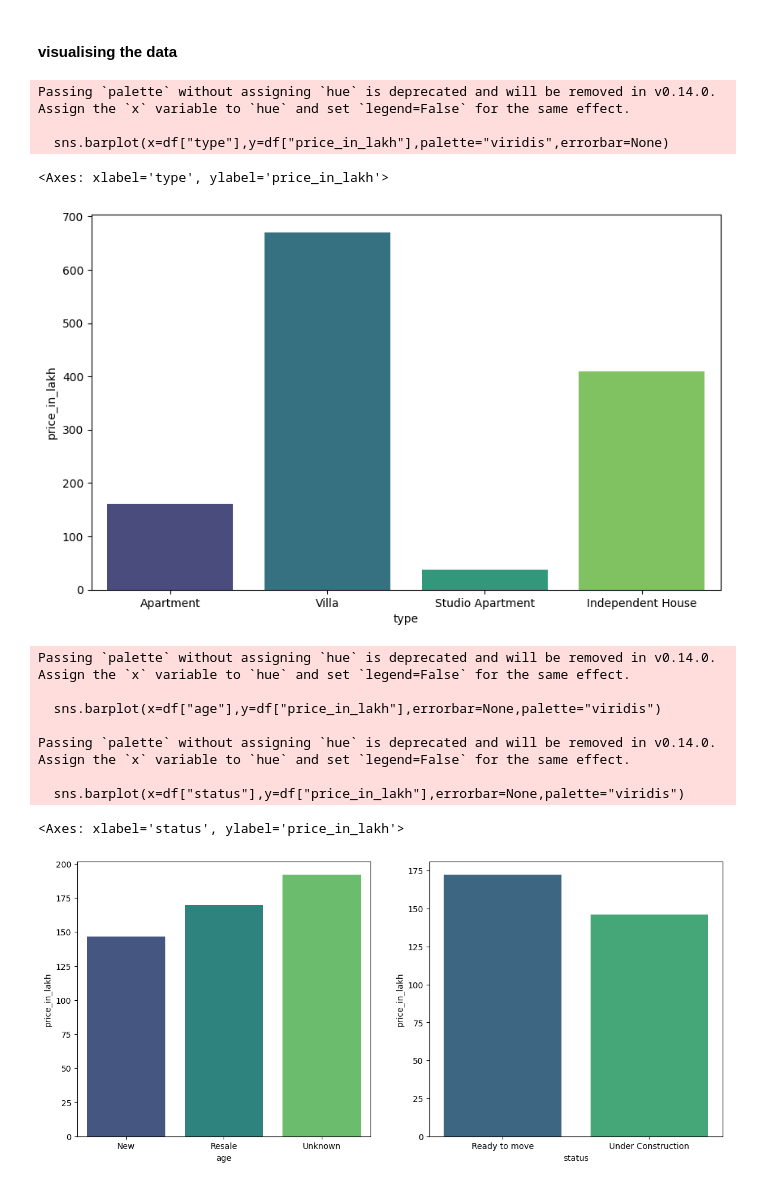
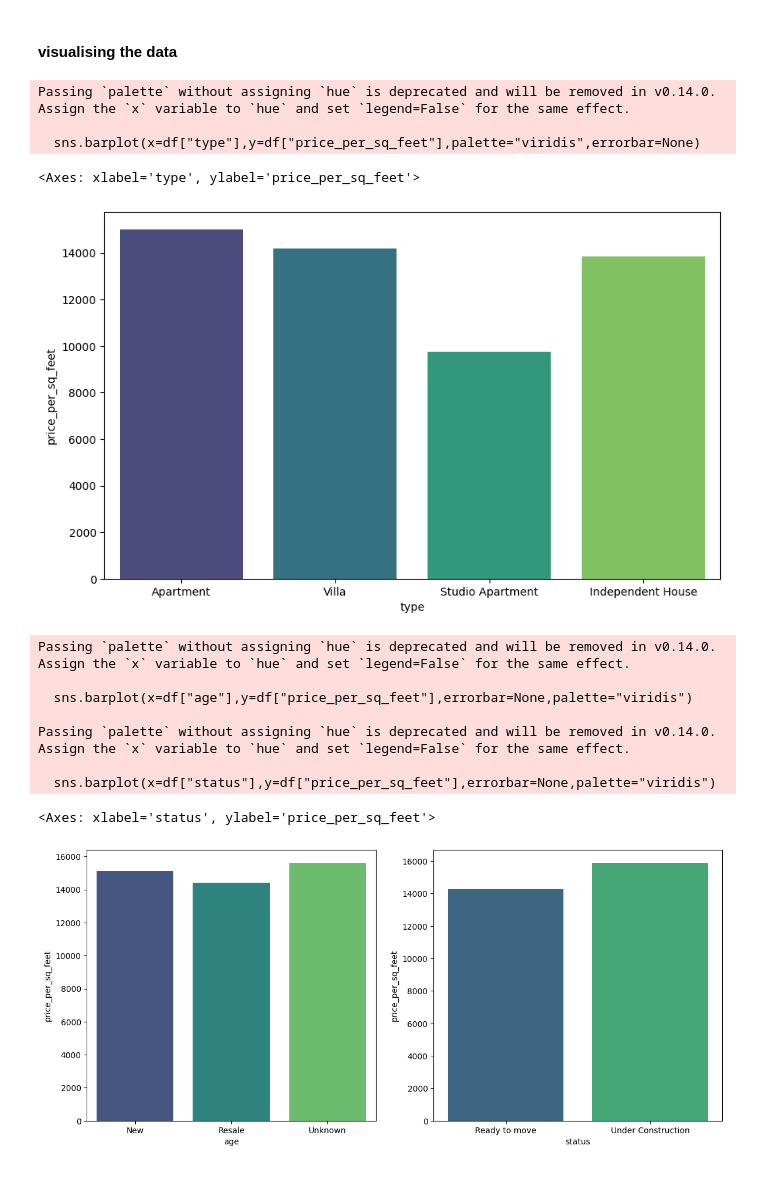
Before and after one commit to awezix/Housing_price_prediction, a Jupyter notebook: notebooks/EDA.ipynb, the cells around one changed output. Cells and saved outputs as stored; diff of their text form; code cells hidden in the pictures.

```diff
--- a/notebooks/EDA.ipynb
+++ b/notebooks/EDA.ipynb
@@ -264,7 +264,9 @@ Name: count, dtype: int64
 # %% [markdown]
 #### creating price per square feet column
 # %%
-# df["price_per_sq_feet"]=(df["price_in_lakh"]*100000 )/df["area"]
+df["price_per_sq_feet"]=(df["price_in_lakh"]*100000 )/df["area"]
+# %%
+df=df.drop("price_in_lakh",axis=1)
 # %%
 df.head()
 # %% [output]
@@ -282,28 +284,28 @@ df.shape
 #### visualising the data
 # %%
 plt.figure(figsize=(10,6))
-sns.barplot(x=df["type"],y=df["price_in_lakh"],palette="viridis",errorbar=None)
+sns.barplot(x=df["type"],y=df["price_per_sq_feet"],palette="viridis",errorbar=None)
 # %% [output]
 Passing `palette` without assigning `hue` is deprecated and will be removed in v0.14.0. Assign the `x` variable to `hue` and set `legend=False` for the same effect.
 
-  sns.barplot(x=df["type"],y=df["price_in_lakh"],palette="viridis",errorbar=None)
+  sns.barplot(x=df["type"],y=df["price_per_sq_feet"],palette="viridis",errorbar=None)
-<Axes: xlabel='type', ylabel='price_in_lakh'>
+<Axes: xlabel='type', ylabel='price_per_sq_feet'>
-[figure, old version]
+[figure, new version]
 # %%
 plt.figure(figsize=(14,6))
 plt.subplot(121)
-sns.barplot(x=df["age"],y=df["price_in_lakh"],errorbar=None,palette="viridis")
+sns.barplot(x=df["age"],y=df["price_per_sq_feet"],errorbar=None,palette="viridis")
 plt.subplot(122)
-sns.barplot(x=df["status"],y=df["price_in_lakh"],errorbar=None,palette="viridis")
+sns.barplot(x=df["status"],y=df["price_per_sq_feet"],errorbar=None,palette="viridis")
 # %% [output]
 Passing `palette` without assigning `hue` is deprecated and will be removed in v0.14.0. Assign the `x` variable to `hue` and set `legend=False` for the same effect.
 
-  sns.barplot(x=df["age"],y=df["price_in_lakh"],errorbar=None,palette="viridis")
+  sns.barplot(x=df["age"],y=df["price_per_sq_feet"],errorbar=None,palette="viridis")
 
 Passing `palette` without assigning `hue` is deprecated and will be removed in v0.14.0. Assign the `x` variable to `hue` and set `legend=False` for the same effect.
 
-  sns.barplot(x=df["status"],y=df["price_in_lakh"],errorbar=None,palette="viridis")
+  sns.barplot(x=df["status"],y=df["price_per_sq_feet"],errorbar=None,palette="viridis")
-<Axes: xlabel='status', ylabel='price_in_lakh'>
+<Axes: xlabel='status', ylabel='price_per_sq_feet'>
-[figure, old version]
+[figure, new version]
 # %%
 df.to_csv("../Datasets/cleaned_data.csv",index=False)
```
Also changed, not shown: parts of 3 cells of this notebook, 2 other files.
